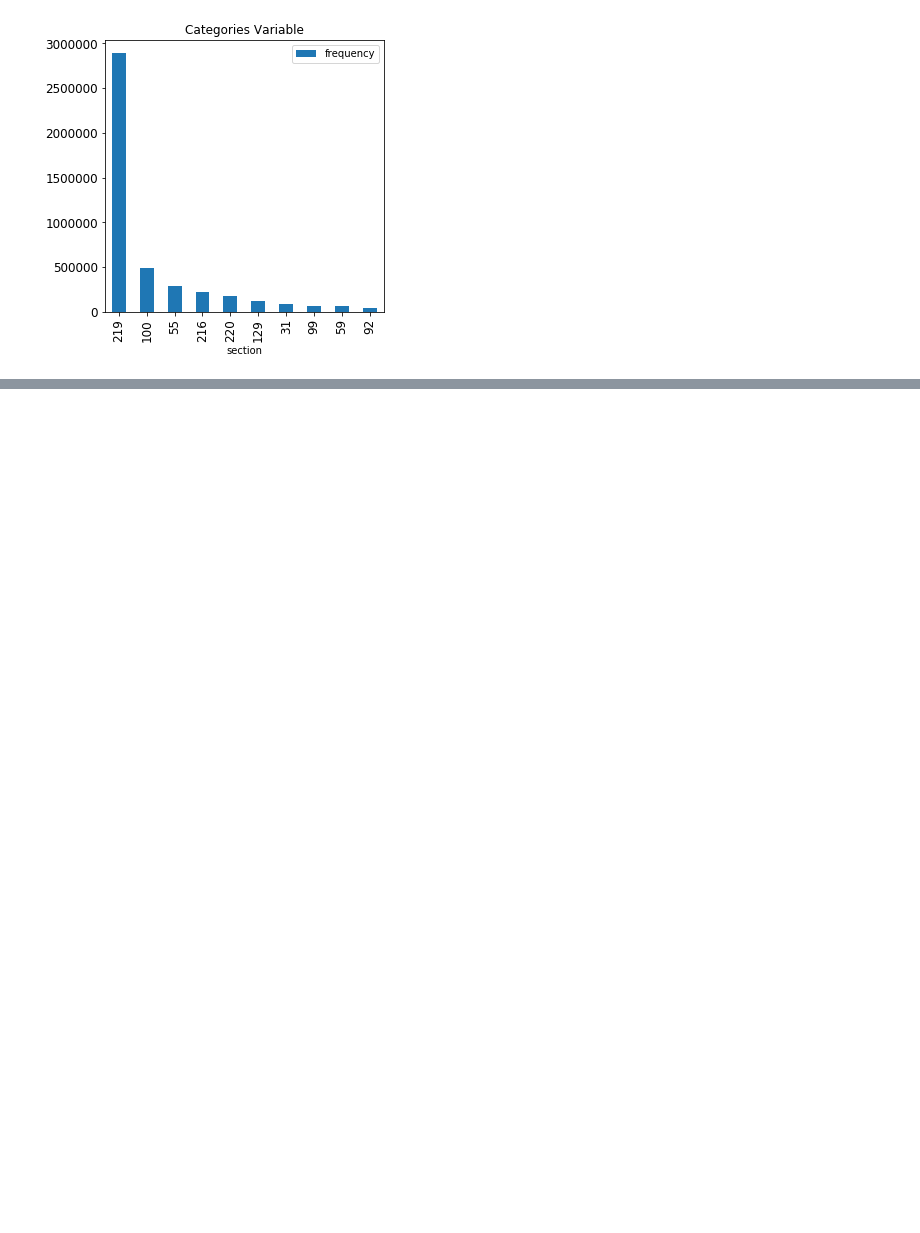
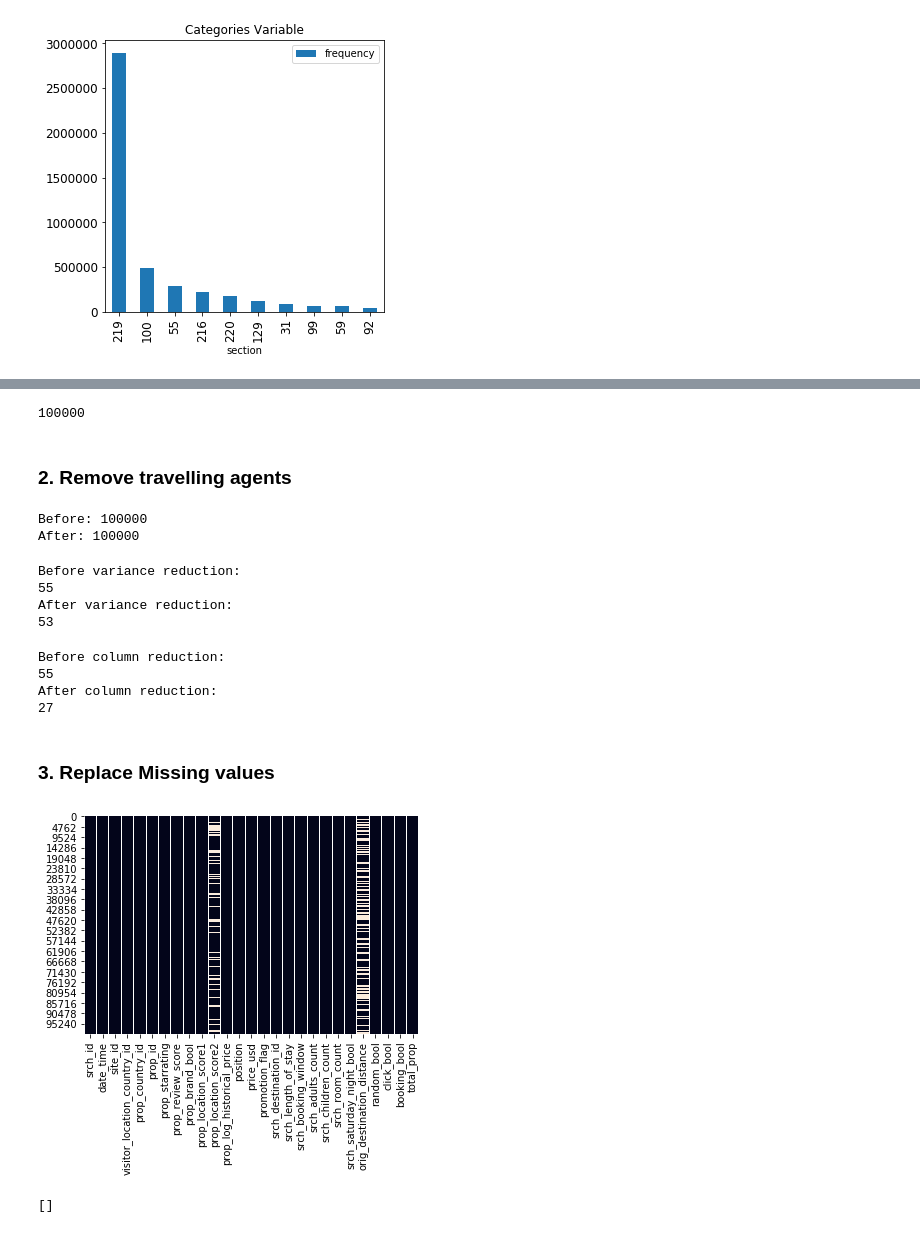
Before and after one commit to levrex/HotelSearchRanking, a Jupyter notebook: CreatingClassifier.ipynb, the cells around one changed output, grey strips where cells are left out. Drawn from its saved outputs; the diff is of its cells as text; code cells hidden in the pictures; blank space fills up the shorter version.

```diff
--- a/CreatingClassifier.ipynb
+++ b/CreatingClassifier.ipynb
@@ -44,0 +203,64 @@ ax = df.plot(kind='bar',  title ="Categories Variable", figsize=(5, 5), x='secti
+# %%
+train = df_small.copy()
+print(len(train))
+# %% [output]
+100000
+# %% [markdown]
+### 2. Remove travelling agents
+# %%
+# Remove travel agents
+# Get all unique user ids
+
+print('Before removing travel agents:', len(train))
+unique_users = train.srch_id.unique()# Remove all non-bookings to make counting easier
+t1 = train[train.booking_bool != 0]
+
+for user in unique_users:
+    # Count the number of rows under a single user
+    bookings = len(t1.loc[t1['srch_id'] == user])
+    if bookings >= 20:
+        # Remove the travel agent from dataset
+        train = train[train.srch_id != user]
+print('After removing travel agents:', len(train))
+# %% [output]
+Before: 100000
+After: 100000
+# %%
+threshold = 0.2
+
+print('Before variance reduction:')
+print(len(train.columns))
+train = train.drop(train.std()[train.std() < threshold].index.values, axis=1)
+print('After variance reduction:')
+print(len(train.columns))
+# %% [output]
+Before variance reduction:
+55
+After variance reduction:
+53
+# %%
+threshold = 0.5
+
+print('Before column reduction:')
+print(len(train.columns))
+train = train.dropna(axis='columns',thresh=len(train)*threshold)
+print('After column reduction:')
+print(len(train.columns))
+# %% [output]
+Before column reduction:
+55
+After column reduction:
+27
+# %% [markdown]
+### 3. Replace Missing values
+# %%
+import seaborn as sns
+
+heatmap = sns.heatmap(train.isnull(), cbar=False)
+# %% [output]
+[figure, added]
+# %%
+print(train.columns[train.isnull().any()].values)
+train = train.fillna(train.median())
+# %% [output]
+[]
```
Also changed, not shown: parts of 43 cells of this notebook, 4 other files.
